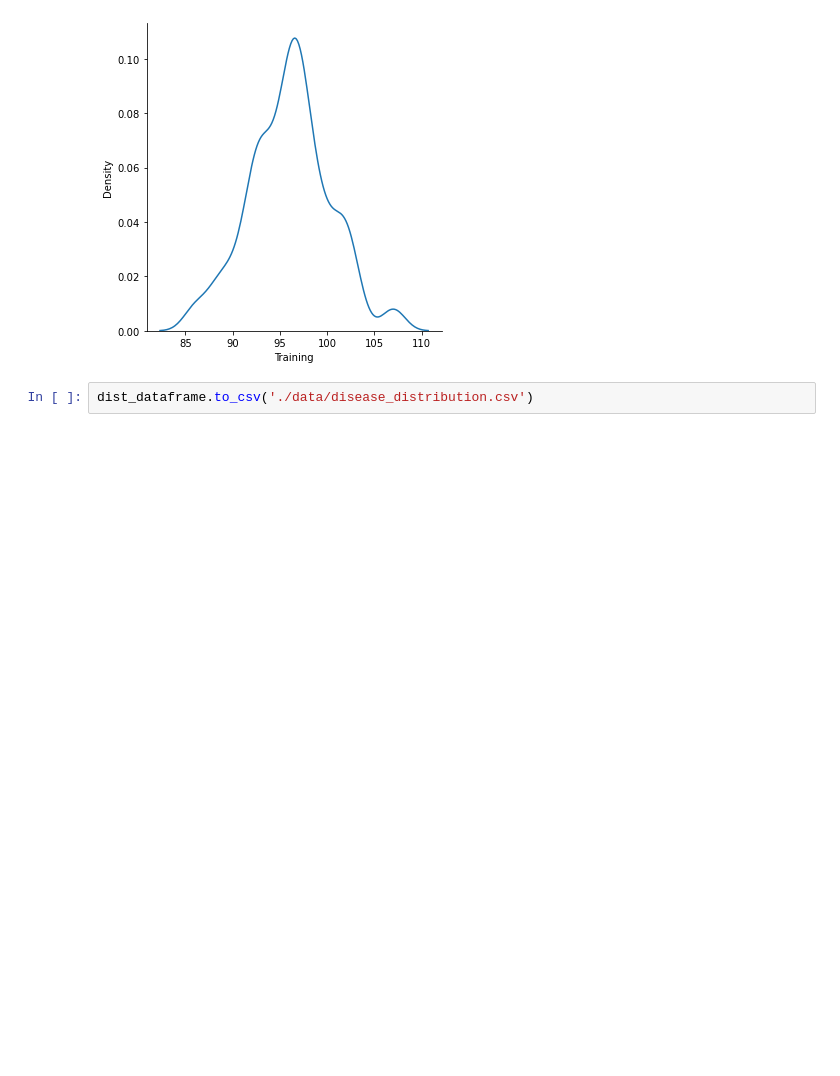
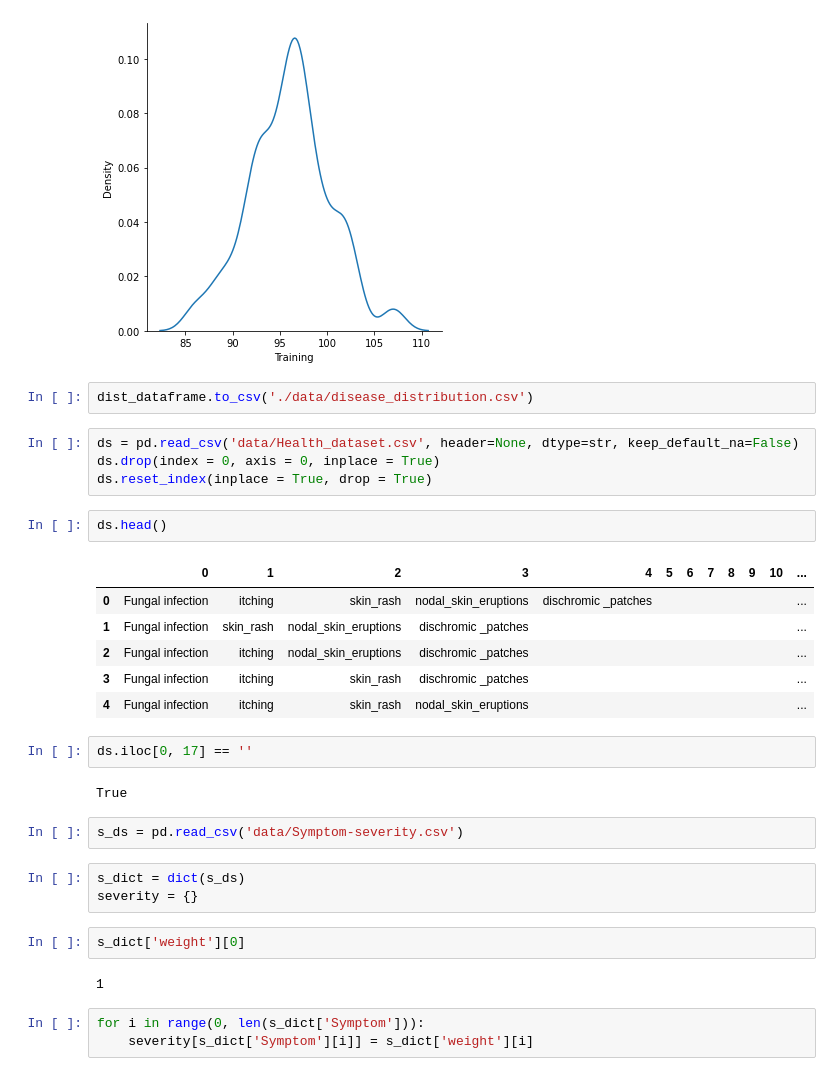
Before and after one commit to Soumya-Dey/DR-BAYMAX-Disease-prediction-system, a Jupyter notebook: dataVisualization.ipynb, the cells around one changed output. Cells and saved outputs as stored; diff of their text form; blank space fills up the shorter version.

Commit message:
created weights fro samples

```diff
--- a/dataVisualization.ipynb
+++ b/dataVisualization.ipynb
@@ -106,3 +106,32 @@ sns.displot(dist_dataframe, x='Training', kind="kde", bw_adjust=0.6)
 [figure]
 # %%
 dist_dataframe.to_csv('./data/disease_distribution.csv')
+# %%
+ds = pd.read_csv('data/Health_dataset.csv', header=None, dtype=str, keep_default_na=False)
+ds.drop(index = 0, axis = 0, inplace = True)
+ds.reset_index(inplace = True, drop = True)
+# %%
+ds.head()
+# %% [output]
+|  | 0 | 1 | 2 | 3 | 4 | 5 | 6 | 7 | 8 | 9 | 10 | ... |
+| 0 | Fungal infection | itching | skin_rash | nodal_skin_eruptions | dischromic _patches |  |  |  |  |  |  | ... |
+| 1 | Fungal infection | skin_rash | nodal_skin_eruptions | dischromic _patches |  |  |  |  |  |  |  | ... |
+| 2 | Fungal infection | itching | nodal_skin_eruptions | dischromic _patches |  |  |  |  |  |  |  | ... |
+| 3 | Fungal infection | itching | skin_rash | dischromic _patches |  |  |  |  |  |  |  | ... |
+| 4 | Fungal infection | itching | skin_rash | nodal_skin_eruptions |  |  |  |  |  |  |  | ... |
+# %%
+ds.iloc[0, 17] == ''
+# %% [output]
+True
+# %%
+s_ds = pd.read_csv('data/Symptom-severity.csv')
+# %%
+s_dict = dict(s_ds)
+severity = {}
+# %%
+s_dict['weight'][0]
+# %% [output]
+1
+# %%
+for i in range(0, len(s_dict['Symptom'])):
+    severity[s_dict['Symptom'][i]] = s_dict['weight'][i]
```
Also changed, not shown: parts of 6 cells of this notebook.
